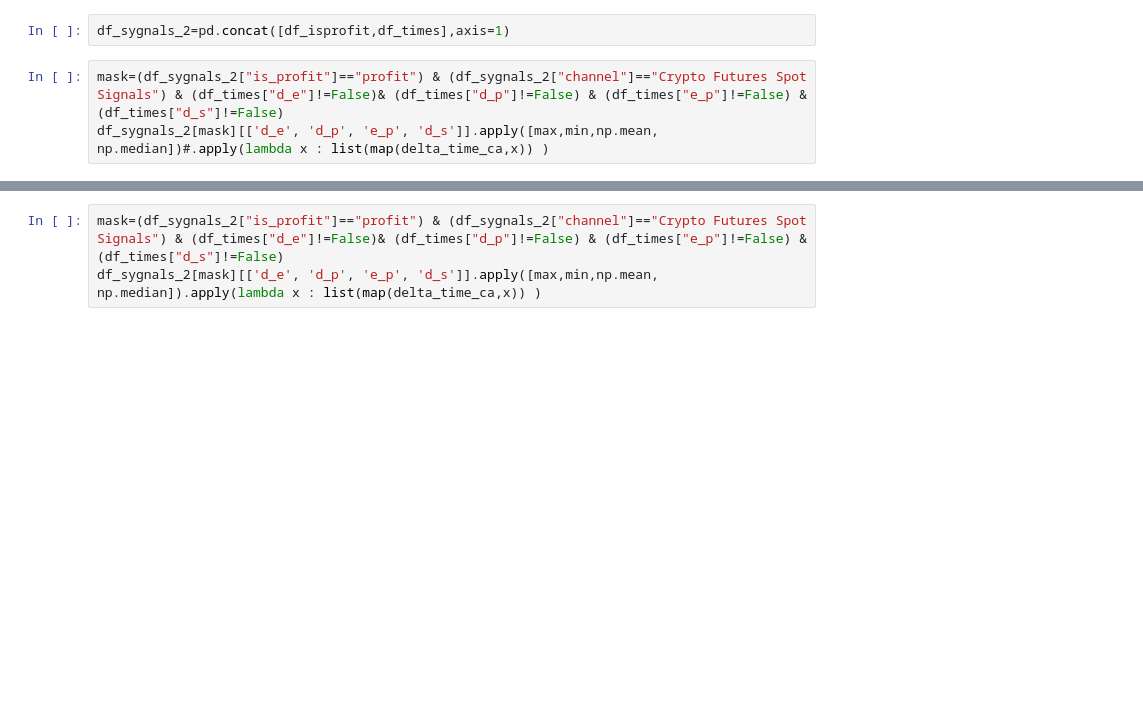
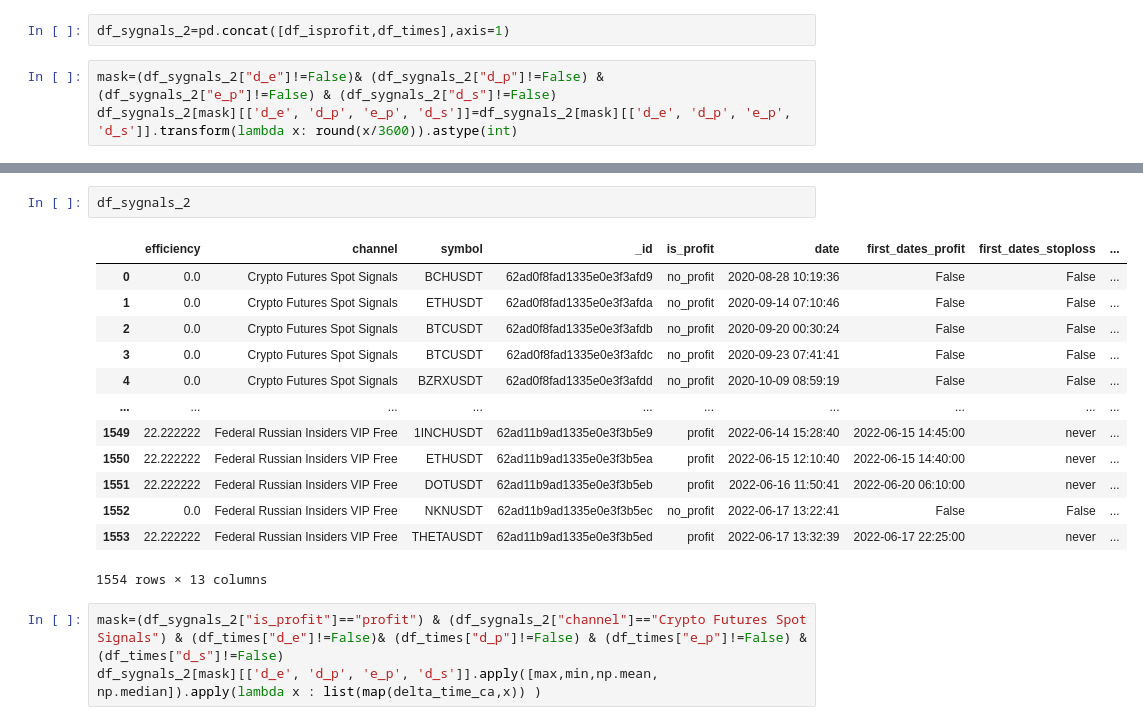
Before and after one commit to joankenobi/analisis_de_datos_copy_trading, a Jupyter notebook: Proyecto/notebooks/Exploracion_de_los_datos_pasantias.ipynb, the cells around one changed output, grey strips where cells are left out. Saved outputs shown, nothing was run; the diff lists cells and outputs as text; blank space fills up the shorter version.

```diff
--- a/Proyecto/notebooks/Exploracion_de_los_datos_pasantias.ipynb
+++ b/Proyecto/notebooks/Exploracion_de_los_datos_pasantias.ipynb
@@ -418,6 +418,6 @@ def delta_time_ca(x):
 # %%
 df_sygnals_2=pd.concat([df_isprofit,df_times],axis=1)
 # %%
-mask=(df_sygnals_2["is_profit"]=="profit") & (df_sygnals_2["channel"]=="Crypto Futures Spot Signals") & (df_times["d_e"]!=False)& (df_times["d_p"]!=False) & (df_times["e_p"]!=False) & (df_times["d_s"]!=False)
-df_sygnals_2[mask][['d_e', 'd_p', 'e_p', 'd_s']].apply([max,min,np.mean, np.median])#.apply(lambda x : list(map(delta_time_ca,x)) )
+mask=(df_sygnals_2["d_e"]!=False)& (df_sygnals_2["d_p"]!=False) & (df_sygnals_2["e_p"]!=False) & (df_sygnals_2["d_s"]!=False)
+df_sygnals_2[mask][['d_e', 'd_p', 'e_p', 'd_s']]=df_sygnals_2[mask][['d_e', 'd_p', 'e_p', 'd_s']].transform(lambda x: round(x/3600)).astype(int)
 # %% [output]
@@ -429,3 +447,19 @@ df_sygnals_2[mask][['d_e', 'd_p', 'e_p', 'd_s']].apply([max,min,np.mean, np.medi
+# %%
+df_sygnals_2
+# %% [output]
+|  | efficiency | channel | symbol | _id | is_profit | date | first_dates_profit | first_dates_stoploss | ... |
+| 0 | 0.0 | Crypto Futures Spot Signals | BCHUSDT | 62ad0f8fad1335e0e3f3afd9 | no_profit | 2020-08-28 10:19:36 | False | False | ... |
+| 1 | 0.0 | Crypto Futures Spot Signals | ETHUSDT | 62ad0f8fad1335e0e3f3afda | no_profit | 2020-09-14 07:10:46 | False | False | ... |
+| 2 | 0.0 | Crypto Futures Spot Signals | BTCUSDT | 62ad0f8fad1335e0e3f3afdb | no_profit | 2020-09-20 00:30:24 | False | False | ... |
+| 3 | 0.0 | Crypto Futures Spot Signals | BTCUSDT | 62ad0f8fad1335e0e3f3afdc | no_profit | 2020-09-23 07:41:41 | False | False | ... |
+| 4 | 0.0 | Crypto Futures Spot Signals | BZRXUSDT | 62ad0f8fad1335e0e3f3afdd | no_profit | 2020-10-09 08:59:19 | False | False | ... |
+| ... | ... | ... | ... | ... | ... | ... | ... | ... | ... |
+| 1549 | 22.222222 | Federal Russian Insiders VIP Free | 1INCHUSDT | 62ad11b9ad1335e0e3f3b5e9 | profit | 2022-06-14 15:28:40 | 2022-06-15 14:45:00 | never | ... |
+| 1550 | 22.222222 | Federal Russian Insiders VIP Free | ETHUSDT | 62ad11b9ad1335e0e3f3b5ea | profit | 2022-06-15 12:10:40 | 2022-06-15 14:40:00 | never | ... |
+| 1551 | 22.222222 | Federal Russian Insiders VIP Free | DOTUSDT | 62ad11b9ad1335e0e3f3b5eb | profit | 2022-06-16 11:50:41 | 2022-06-20 06:10:00 | never | ... |
+| 1552 | 0.0 | Federal Russian Insiders VIP Free | NKNUSDT | 62ad11b9ad1335e0e3f3b5ec | no_profit | 2022-06-17 13:22:41 | False | False | ... |
+| 1553 | 22.222222 | Federal Russian Insiders VIP Free | THETAUSDT | 62ad11b9ad1335e0e3f3b5ed | profit | 2022-06-17 13:32:39 | 2022-06-17 22:25:00 | never | ... |
+1554 rows × 13 columns
 # %%
 mask=(df_sygnals_2["is_profit"]=="profit") & (df_sygnals_2["channel"]=="Crypto Futures Spot Signals") & (df_times["d_e"]!=False)& (df_times["d_p"]!=False) & (df_times["e_p"]!=False) & (df_times["d_s"]!=False)
 df_sygnals_2[mask][['d_e', 'd_p', 'e_p', 'd_s']].apply([max,min,np.mean, np.median]).apply(lambda x : list(map(delta_time_ca,x)) )
```
Also changed, not shown: parts of 5 cells of this notebook.
